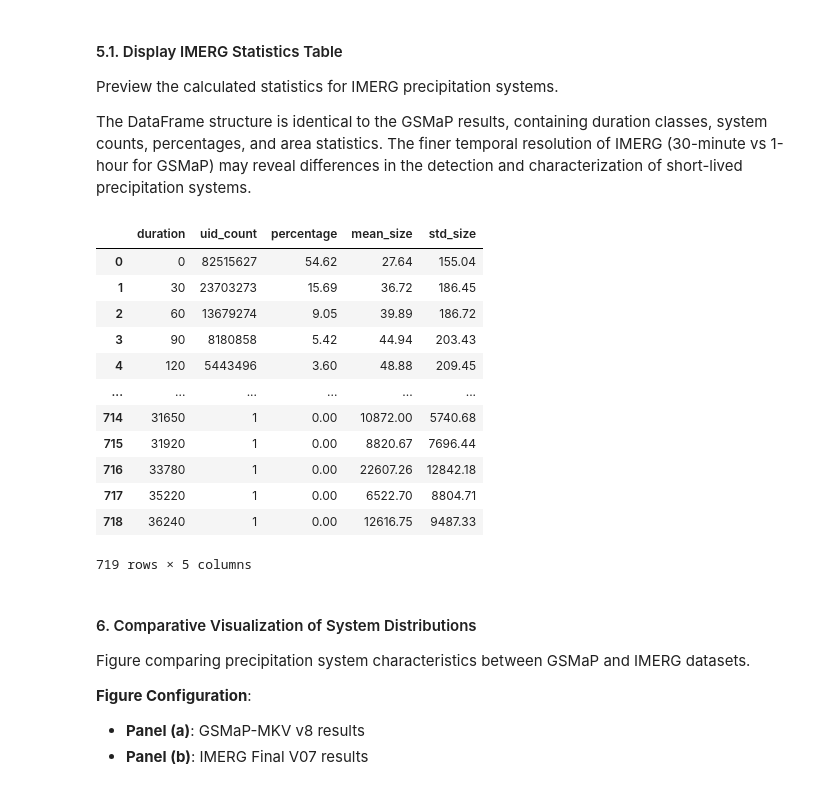
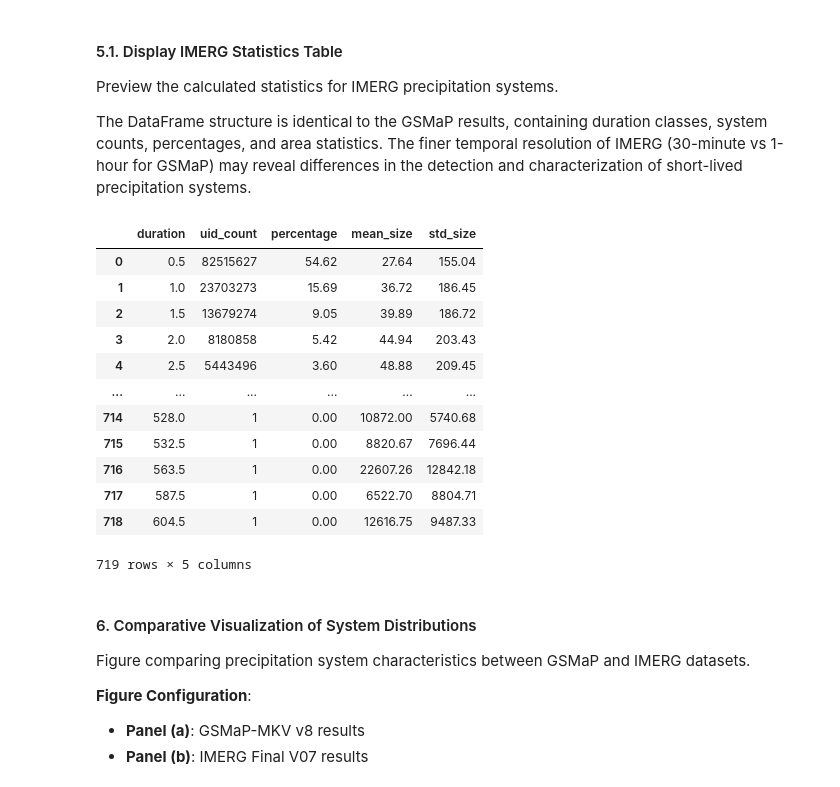
Before and after one commit to SInApSE-INPE/helvecio-thesis-notebooks, a Jupyter notebook: 5.2_Filtering_Events.ipynb, the cells around one changed output. Cells and saved outputs as stored; diff of their text form; code cells hidden in the pictures.

```diff
--- a/5.2_Filtering_Events.ipynb
+++ b/5.2_Filtering_Events.ipynb
@@ -176,5 +180,5 @@ Calculate comprehensive statistics for IMERG Final V07 precipitation systems usi
 The IMERG dataset has higher temporal resolution (30-minute) compared to GSMaP (1-hour), which may result in different duration distributions and system counts. This parallel processing enables comparative analysis between the two satellite precipitation products.
 # %%
 # Filter IMERG tracks with threshold 0.1 and save statistics
-imerg_statistics = filters.calculate_stats(IMERG_V7_TRK_FILES, con, threshold=0.1, save_path='results/imerg/')
+imerg_statistics = filters.calculate_stats(IMERG_V7_TRK_FILES, con, threshold=0.1, save_path='filters/imerg/')
 # %% [output]
@@ -186,20 +190,22 @@ Preview the calculated statistics for IMERG precipitation systems.
 
 The DataFrame structure is identical to the GSMaP results, containing duration classes, system counts, percentages, and area statistics. The finer temporal resolution of IMERG (30-minute vs 1-hour for GSMaP) may reveal differences in the detection and characterization of short-lived precipitation systems.
 # %%
+imerg_statistics['duration'] = imerg_statistics['duration'] + 30  # Include the starting hour
+imerg_statistics['duration'] = imerg_statistics['duration'] / 60  # Convert duration from minutes to hours
 imerg_statistics
 # %% [output]
 |  | duration | uid_count | percentage | mean_size | std_size |
-| 0 | 0 | 82515627 | 54.62 | 27.64 | 155.04 |
-| 1 | 30 | 23703273 | 15.69 | 36.72 | 186.45 |
-| 2 | 60 | 13679274 | 9.05 | 39.89 | 186.72 |
-| 3 | 90 | 8180858 | 5.42 | 44.94 | 203.43 |
-| 4 | 120 | 5443496 | 3.60 | 48.88 | 209.45 |
+| 0 | 0.5 | 82515627 | 54.62 | 27.64 | 155.04 |
+| 1 | 1.0 | 23703273 | 15.69 | 36.72 | 186.45 |
+| 2 | 1.5 | 13679274 | 9.05 | 39.89 | 186.72 |
+| 3 | 2.0 | 8180858 | 5.42 | 44.94 | 203.43 |
+| 4 | 2.5 | 5443496 | 3.60 | 48.88 | 209.45 |
 | ... | ... | ... | ... | ... | ... |
-| 714 | 31650 | 1 | 0.00 | 10872.00 | 5740.68 |
-| 715 | 31920 | 1 | 0.00 | 8820.67 | 7696.44 |
-| 716 | 33780 | 1 | 0.00 | 22607.26 | 12842.18 |
-| 717 | 35220 | 1 | 0.00 | 6522.70 | 8804.71 |
-| 718 | 36240 | 1 | 0.00 | 12616.75 | 9487.33 |
+| 714 | 528.0 | 1 | 0.00 | 10872.00 | 5740.68 |
+| 715 | 532.5 | 1 | 0.00 | 8820.67 | 7696.44 |
+| 716 | 563.5 | 1 | 0.00 | 22607.26 | 12842.18 |
+| 717 | 587.5 | 1 | 0.00 | 6522.70 | 8804.71 |
+| 718 | 604.5 | 1 | 0.00 | 12616.75 | 9487.33 |
 719 rows × 5 columns
 # %% [markdown]
 <a id='visualization'></a>
```
Also changed, not shown: parts of 4 cells of this notebook, 3 other files.
